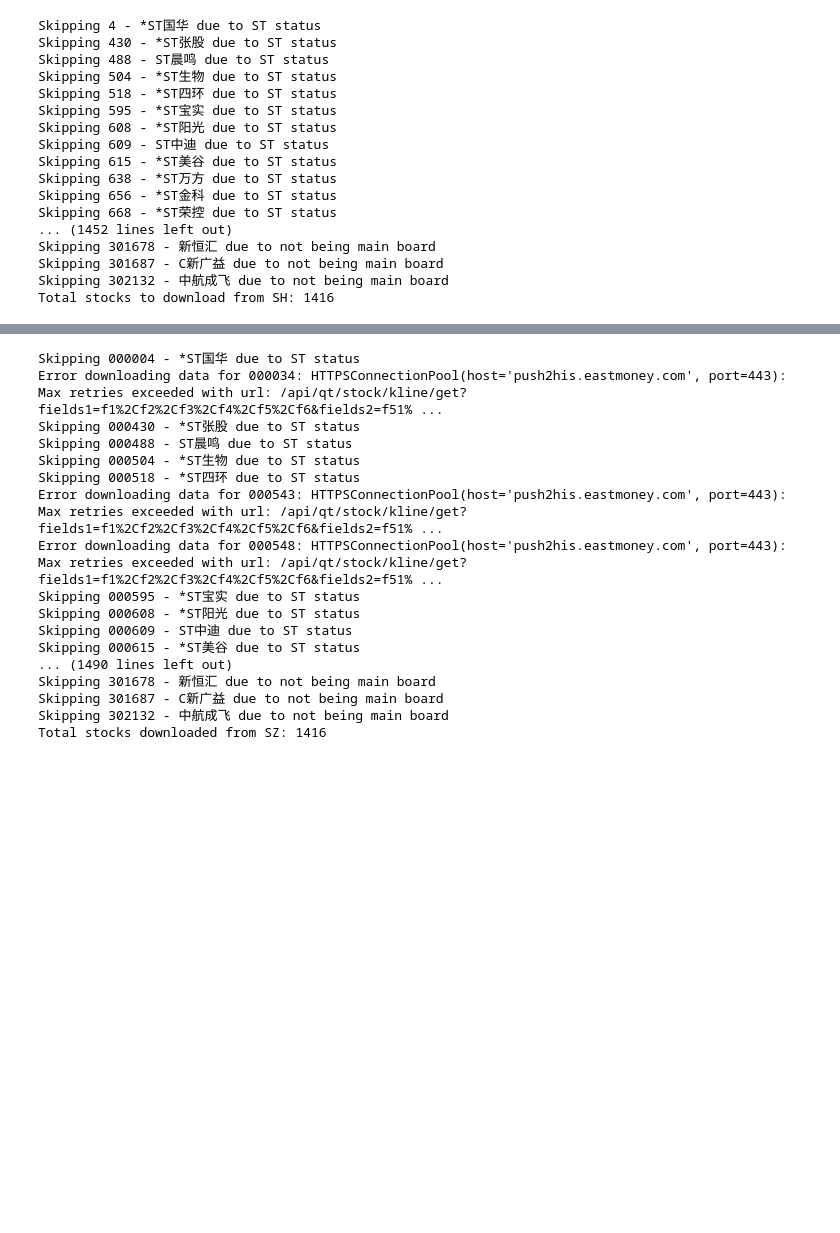
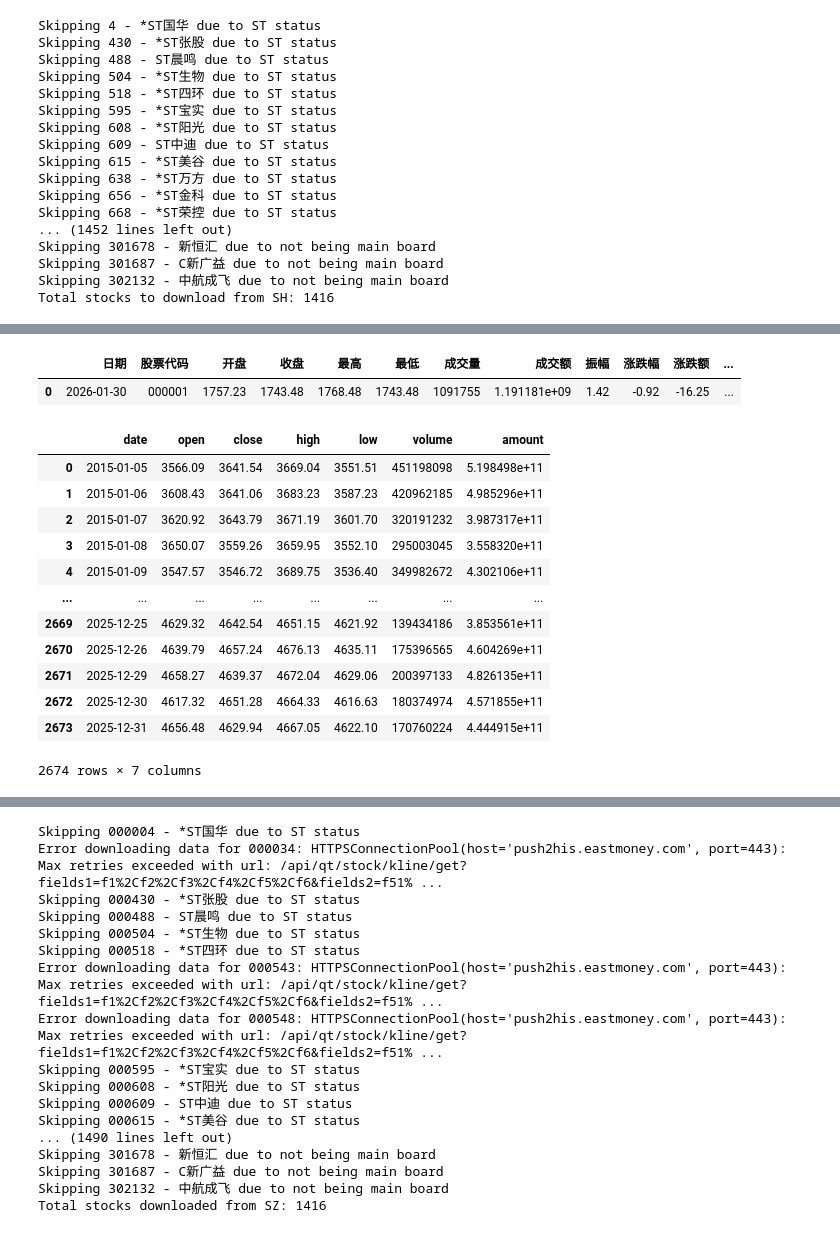
Before and after one commit to lantel-wm/stocka, a Jupyter notebook: notebook/download_data.ipynb, the cells around one changed output, grey strips where cells are left out. Cells and saved outputs as stored; diff of their text form; code cells hidden in the pictures; blank space fills up the shorter version.

```diff
--- a/notebook/download_data.ipynb
+++ b/notebook/download_data.ipynb
@@ -137,0 +131,23 @@ end_date = '20260101'
+# %%
+stock_zh_a_hist_df
+# %% [output]
+|  | 日期 | 股票代码 | 开盘 | 收盘 | 最高 | 最低 | 成交量 | 成交额 | 振幅 | 涨跌幅 | 涨跌额 | ... |
+| 0 | 2026-01-30 | 000001 | 1757.23 | 1743.48 | 1768.48 | 1743.48 | 1091755 | 1.191181e+09 | 1.42 | -0.92 | -16.25 | ... |
+# %%
+hs300_df = ak.stock_zh_index_daily_em(symbol='sh000300', start_date='20150101', end_date='20260101')
+# %%
+hs300_df
+# %% [output]
+|  | date | open | close | high | low | volume | amount |
+| 0 | 2015-01-05 | 3566.09 | 3641.54 | 3669.04 | 3551.51 | 451198098 | 5.198498e+11 |
+| 1 | 2015-01-06 | 3608.43 | 3641.06 | 3683.23 | 3587.23 | 420962185 | 4.985296e+11 |
+| 2 | 2015-01-07 | 3620.92 | 3643.79 | 3671.19 | 3601.70 | 320191232 | 3.987317e+11 |
+| 3 | 2015-01-08 | 3650.07 | 3559.26 | 3659.95 | 3552.10 | 295003045 | 3.558320e+11 |
+| 4 | 2015-01-09 | 3547.57 | 3546.72 | 3689.75 | 3536.40 | 349982672 | 4.302106e+11 |
+| ... | ... | ... | ... | ... | ... | ... | ... |
+| 2669 | 2025-12-25 | 4629.32 | 4642.54 | 4651.15 | 4621.92 | 139434186 | 3.853561e+11 |
+| 2670 | 2025-12-26 | 4639.79 | 4657.24 | 4676.13 | 4635.11 | 175396565 | 4.604269e+11 |
+| 2671 | 2025-12-29 | 4658.27 | 4639.37 | 4672.04 | 4629.06 | 200397133 | 4.826135e+11 |
+| 2672 | 2025-12-30 | 4617.32 | 4651.28 | 4664.33 | 4616.63 | 180374974 | 4.571855e+11 |
+| 2673 | 2025-12-31 | 4656.48 | 4629.94 | 4667.05 | 4622.10 | 170760224 | 4.444915e+11 |
+2674 rows × 7 columns
```
Also changed, not shown: parts of 3 cells of this notebook.
